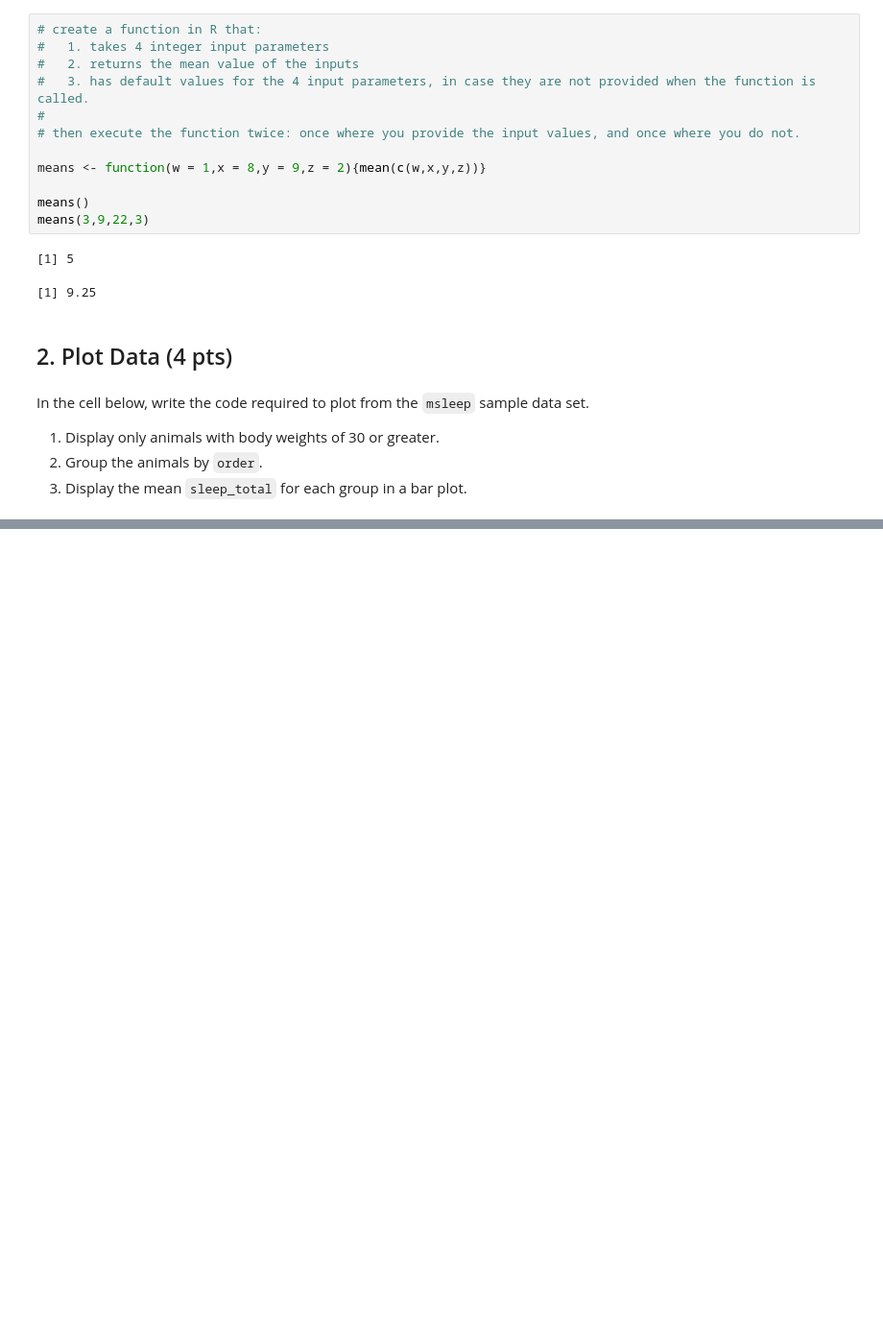
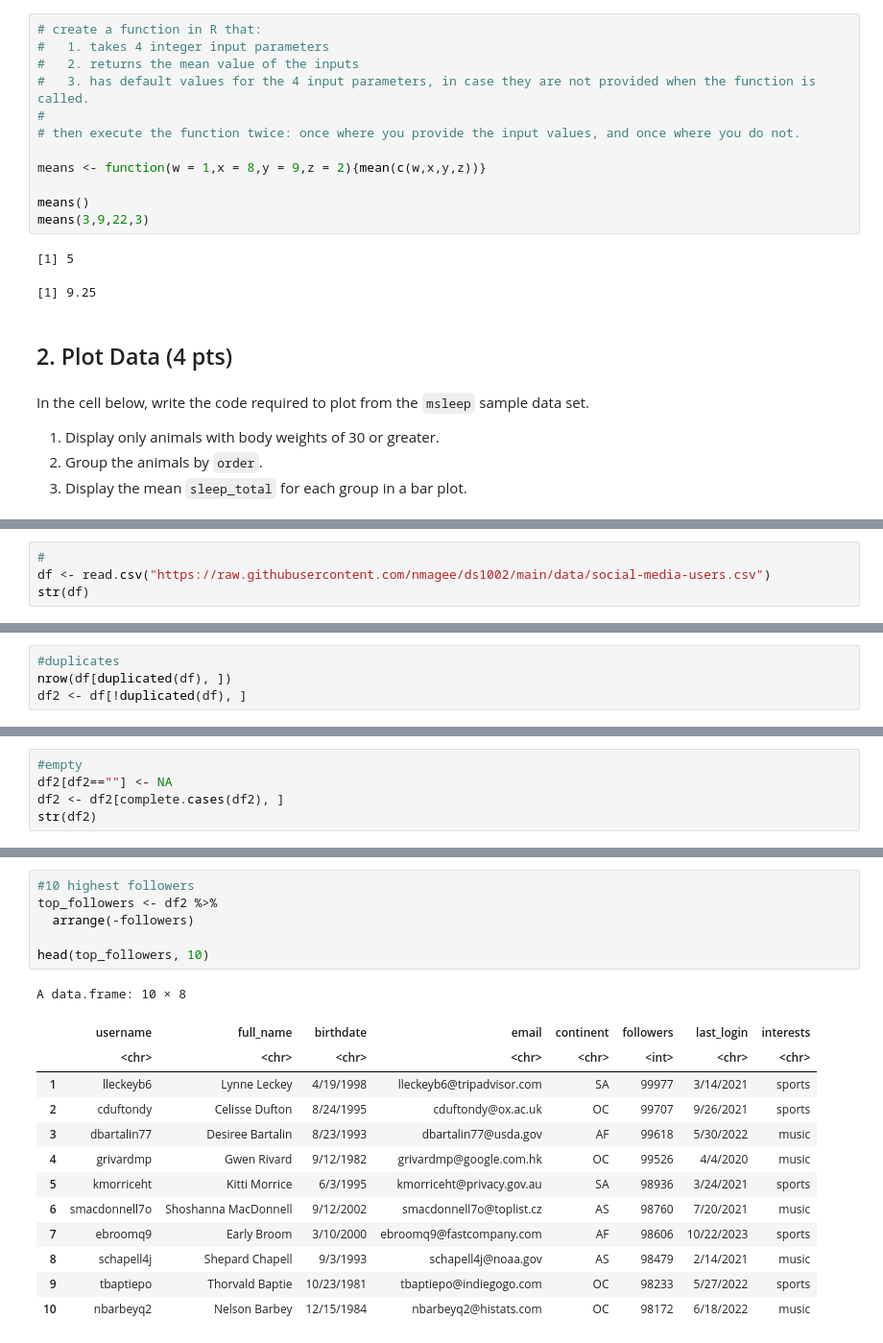
Before and after one commit to ettyang/ds1002-efq3pk, a Jupyter notebook: homework/week-15.ipynb, the cells around one changed output, grey strips where cells are left out. Shown: that part at 96% size. Saved outputs shown, nothing was run; the diff lists cells and outputs as text; blank space fills up the shorter version.

```diff
--- a/homework/week-15.ipynb
+++ b/homework/week-15.ipynb
@@ -92,0 +97,4 @@ ggplot(msleep, aes(x=sleep_total, fill=order)) + geom_histogram(binwidth = 0.5)
+# %%
+#
+df <- read.csv("https://raw.githubusercontent.com/nmagee/ds1002/main/data/social-media-users.csv")
+str(df)
@@ -92,0 +111,4 @@ ggplot(msleep, aes(x=sleep_total, fill=order)) + geom_histogram(binwidth = 0.5)
+# %%
+#duplicates
+nrow(df[duplicated(df), ])
+df2 <- df[!duplicated(df), ]
@@ -92,0 +117,5 @@ ggplot(msleep, aes(x=sleep_total, fill=order)) + geom_histogram(binwidth = 0.5)
+# %%
+#empty
+df2[df2==""] <- NA
+df2 <- df2[complete.cases(df2), ]
+str(df2)
@@ -92,0 +132,20 @@ ggplot(msleep, aes(x=sleep_total, fill=order)) + geom_histogram(binwidth = 0.5)
+# %%
+#10 highest followers
+top_followers <- df2 %>%
+  arrange(-followers)
+
+head(top_followers, 10)
+# %% [output]
+A data.frame: 10 × 8
+|  | username | full_name | birthdate | email | continent | followers | last_login | interests |
+|  | <chr> | <chr> | <chr> | <chr> | <chr> | <int> | <chr> | <chr> |
+| 1 | lleckeyb6 | Lynne Leckey | 4/19/1998 | lleckeyb6@tripadvisor.com | SA | 99977 | 3/14/2021 | sports |
+| 2 | cduftondy | Celisse Dufton | 8/24/1995 | cduftondy@ox.ac.uk | OC | 99707 | 9/26/2021 | sports |
+| 3 | dbartalin77 | Desiree Bartalin | 8/23/1993 | dbartalin77@usda.gov | AF | 99618 | 5/30/2022 | music |
+| 4 | grivardmp | Gwen Rivard | 9/12/1982 | grivardmp@google.com.hk | OC | 99526 | 4/4/2020 | music |
+| 5 | kmorriceht | Kitti Morrice | 6/3/1995 | kmorriceht@privacy.gov.au | SA | 98936 | 3/24/2021 | sports |
+| 6 | smacdonnell7o | Shoshanna MacDonnell | 9/12/2002 | smacdonnell7o@toplist.cz | AS | 98760 | 7/20/2021 | music |
+| 7 | ebroomq9 | Early Broom | 3/10/2000 | ebroomq9@fastcompany.com | AF | 98606 | 10/22/2023 | sports |
+| 8 | schapell4j | Shepard Chapell | 9/3/1993 | schapell4j@noaa.gov | AS | 98479 | 2/14/2021 | music |
+| 9 | tbaptiepo | Thorvald Baptie | 10/23/1981 | tbaptiepo@indiegogo.com | OC | 98233 | 5/27/2022 | sports |
+| 10 | nbarbeyq2 | Nelson Barbey | 12/15/1984 | nbarbeyq2@histats.com | OC | 98172 | 6/18/2022 | music |
```
Also changed, not shown: parts of 12 cells of this notebook.
